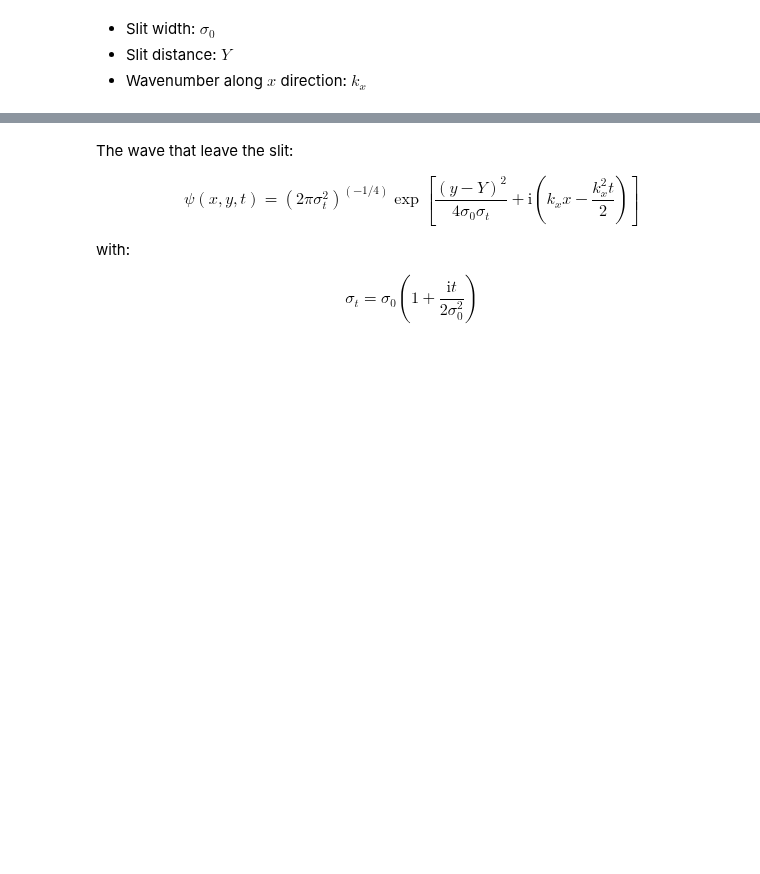
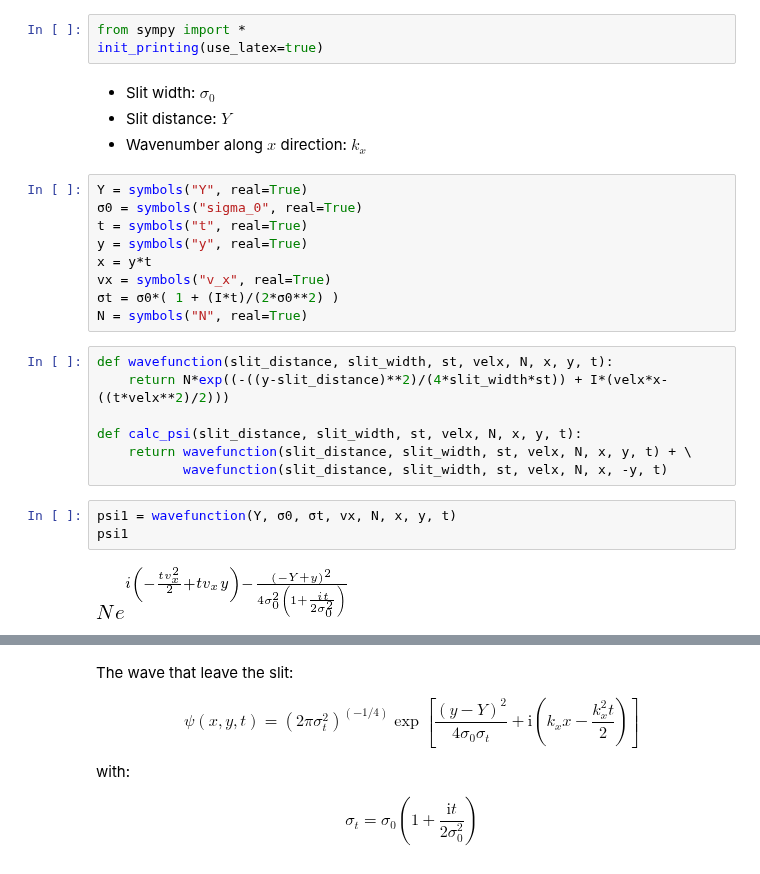
Before and after one commit to f-fathurrahman/ffr-komputasi-material, a Jupyter notebook: ComputationalQM/bohmian_mechanics/double_slits/DoubleSlits.ipynb, the cells around one changed output, grey strips where cells are left out. Saved outputs shown, nothing was run; the diff lists cells and outputs as text; blank space fills up the shorter version.

```diff
--- a/ComputationalQM/bohmian_mechanics/double_slits/DoubleSlits.ipynb
+++ b/ComputationalQM/bohmian_mechanics/double_slits/DoubleSlits.ipynb
@@ -1,4 +1,28 @@
+# %%
+from sympy import *
+init_printing(use_latex=true)
 # %% [markdown]
 - Slit width: $\sigma_0$
 - Slit distance: $Y$
 - Wavenumber along $x$ direction: $k_{x}$
+# %%
+Y = symbols("Y", real=True)
+σ0 = symbols("sigma_0", real=True)
+t = symbols("t", real=True)
+y = symbols("y", real=True)
+x = y*t
+vx = symbols("v_x", real=True)
+σt = σ0*( 1 + (I*t)/(2*σ0**2) )
+N = symbols("N", real=True)
+# %%
+def wavefunction(slit_distance, slit_width, st, velx, N, x, y, t):
+    return N*exp((-((y-slit_distance)**2)/(4*slit_width*st)) + I*(velx*x-((t*velx**2)/2)))
+
+def calc_psi(slit_distance, slit_width, st, velx, N, x, y, t):
+    return wavefunction(slit_distance, slit_width, st, velx, N, x, y, t) + \
+           wavefunction(slit_distance, slit_width, st, velx, N, x, -y, t)
+# %%
+psi1 = wavefunction(Y, σ0, σt, vx, N, x, y, t)
+psi1
+# %% [output]
+[figure, added]
```
Also changed, not shown: parts of 9 cells of this notebook, 2 other files.
